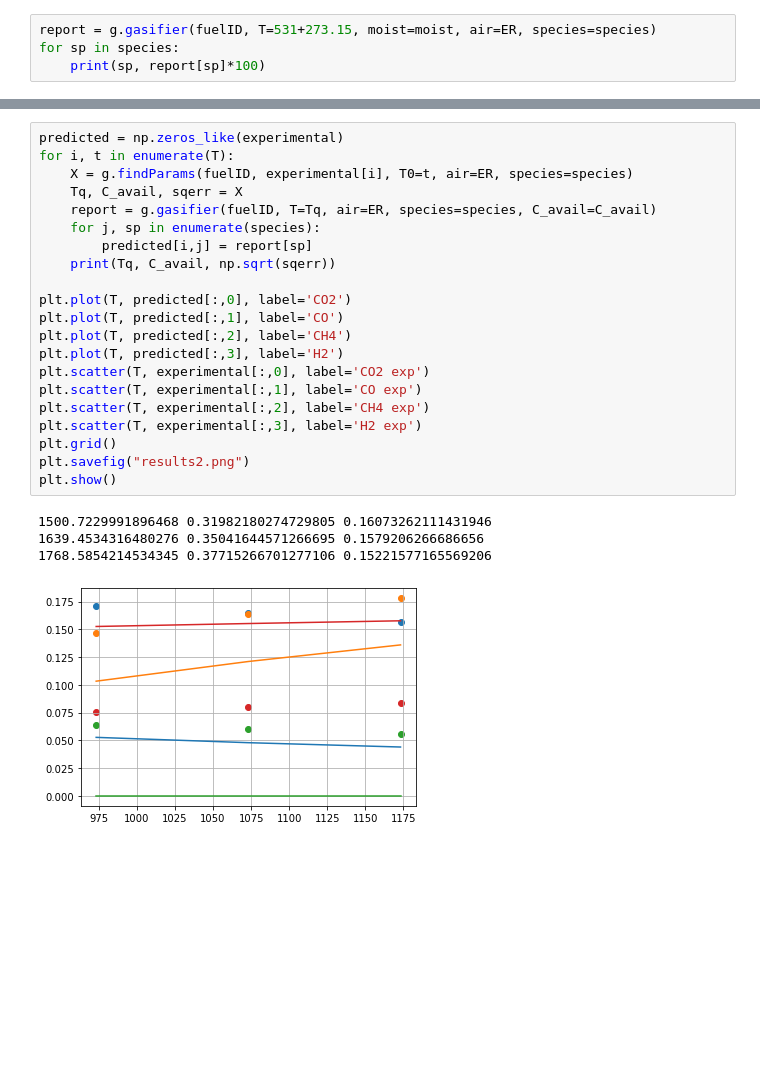
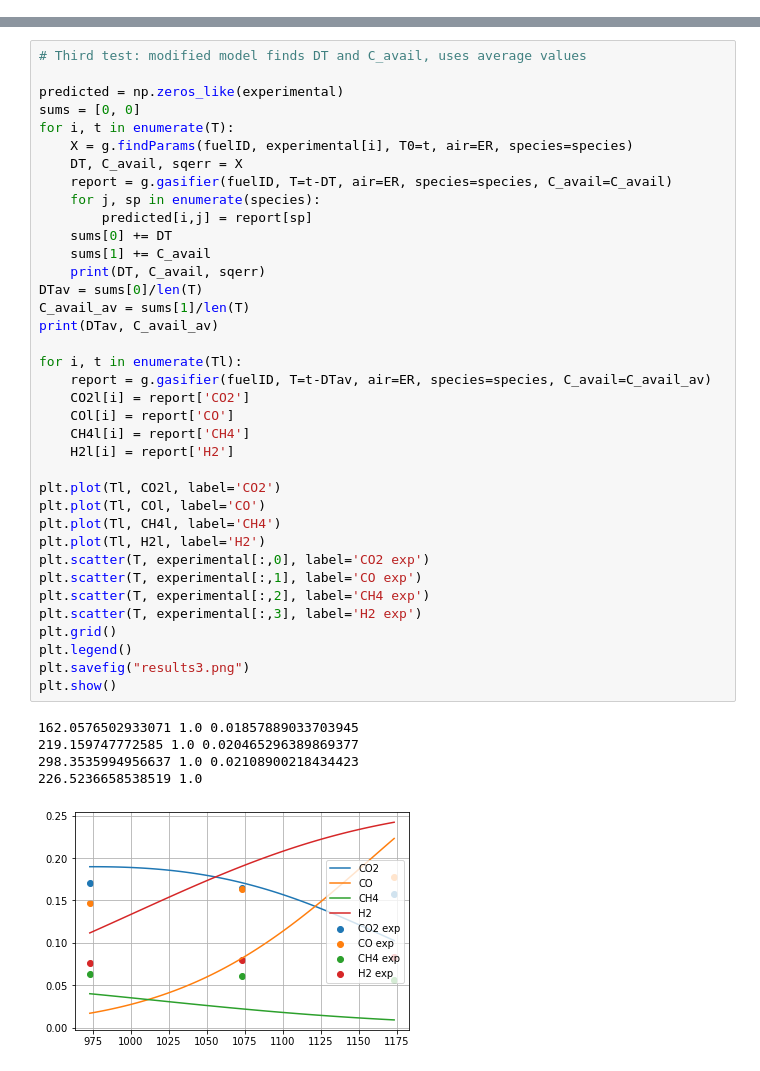
Before and after one commit to jubaldi/gasification, a Jupyter notebook: validation.ipynb, the cells around one changed output, grey strips where cells are left out. Drawn from its saved outputs; the diff is of its cells as text; blank space fills up the shorter version.

```diff
--- a/validation.ipynb
+++ b/validation.ipynb
@@ -45,4 +42,0 @@ print(Tquasi)
-# %%
-report = g.gasifier(fuelID, T=531+273.15, moist=moist, air=ER, species=species)
-for sp in species:
-    print(sp, report[sp]*100)
@@ -91,26 +160,43 @@ plt.show()
 # %%
+# Third test: modified model finds DT and C_avail, uses average values
+
 predicted = np.zeros_like(experimental)
+sums = [0, 0]
 for i, t in enumerate(T):
     X = g.findParams(fuelID, experimental[i], T0=t, air=ER, species=species)
-    Tq, C_avail, sqerr = X
-    report = g.gasifier(fuelID, T=Tq, air=ER, species=species, C_avail=C_avail)
+    DT, C_avail, sqerr = X
+    report = g.gasifier(fuelID, T=t-DT, air=ER, species=species, C_avail=C_avail)
     for j, sp in enumerate(species):
         predicted[i,j] = report[sp]
-    print(Tq, C_avail, np.sqrt(sqerr))
+    sums[0] += DT
+    sums[1] += C_avail
+    print(DT, C_avail, sqerr)
+DTav = sums[0]/len(T)
+C_avail_av = sums[1]/len(T)
+print(DTav, C_avail_av)
 
-plt.plot(T, predicted[:,0], label='CO2')
-plt.plot(T, predicted[:,1], label='CO')
-plt.plot(T, predicted[:,2], label='CH4')
-plt.plot(T, predicted[:,3], label='H2')
+for i, t in enumerate(Tl):
+    report = g.gasifier(fuelID, T=t-DTav, air=ER, species=species, C_avail=C_avail_av)
+    CO2l[i] = report['CO2']
+    COl[i] = report['CO']
+    CH4l[i] = report['CH4']
+    H2l[i] = report['H2']
+
+plt.plot(Tl, CO2l, label='CO2')
+plt.plot(Tl, COl, label='CO')
+plt.plot(Tl, CH4l, label='CH4')
+plt.plot(Tl, H2l, label='H2')
 plt.scatter(T, experimental[:,0], label='CO2 exp')
 plt.scatter(T, experimental[:,1], label='CO exp')
 plt.scatter(T, experimental[:,2], label='CH4 exp')
 plt.scatter(T, experimental[:,3], label='H2 exp')
 plt.grid()
-plt.savefig("results2.png")
+plt.legend()
+plt.savefig("results3.png")
 plt.show()
 # %% [output]
-1500.7229991896468 0.31982180274729805 0.16073262111431946
-1639.4534316480276 0.35041644571266695 0.1579206266686656
-1768.5854214534345 0.37715266701277106 0.15221577165569206
+162.0576502933071 1.0 0.01857889033703945
+219.159747772585 1.0 0.020465296389869377
+298.3535994956637 1.0 0.02108900218434423
+226.5236658538519 1.0
-[figure, old version]
+[figure, new version]
```
Also changed, not shown: parts of 13 cells of this notebook, 7 other files.
